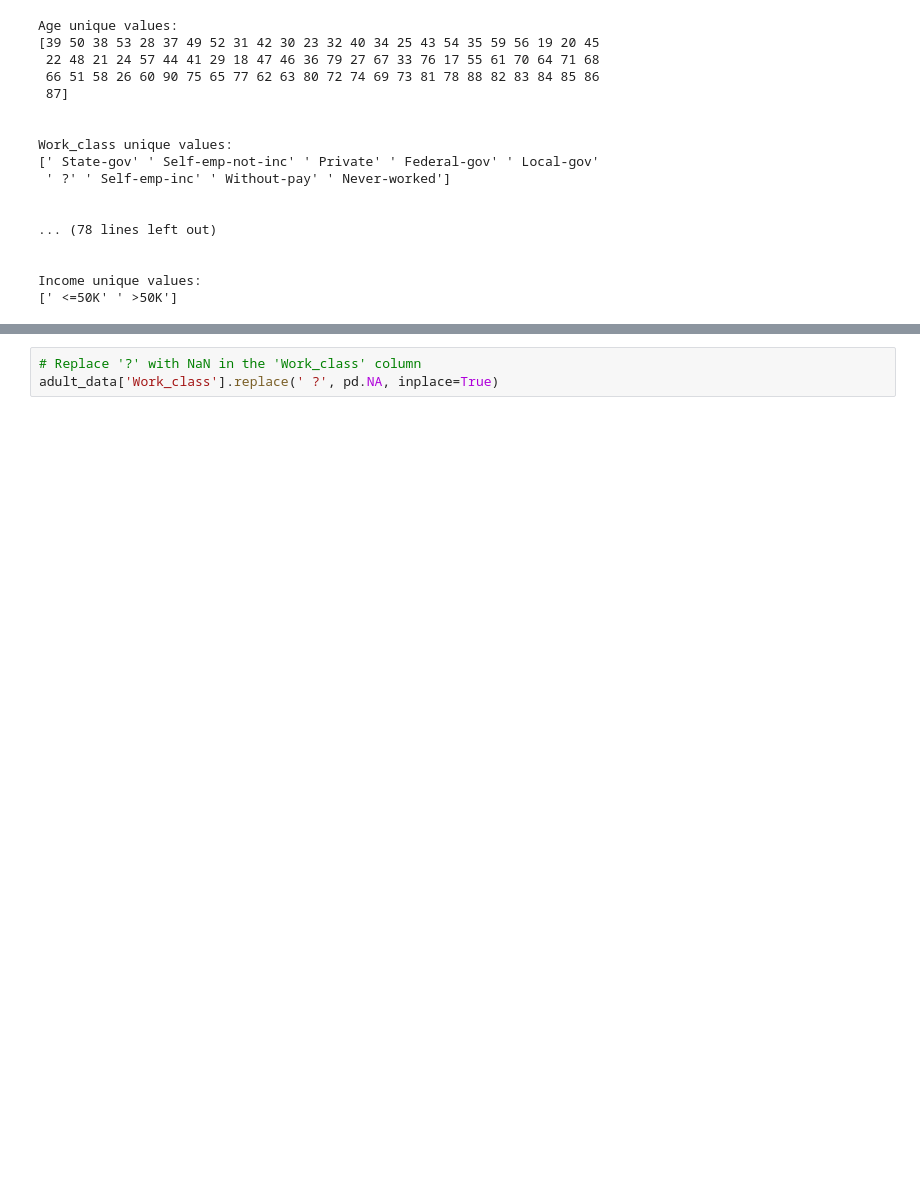
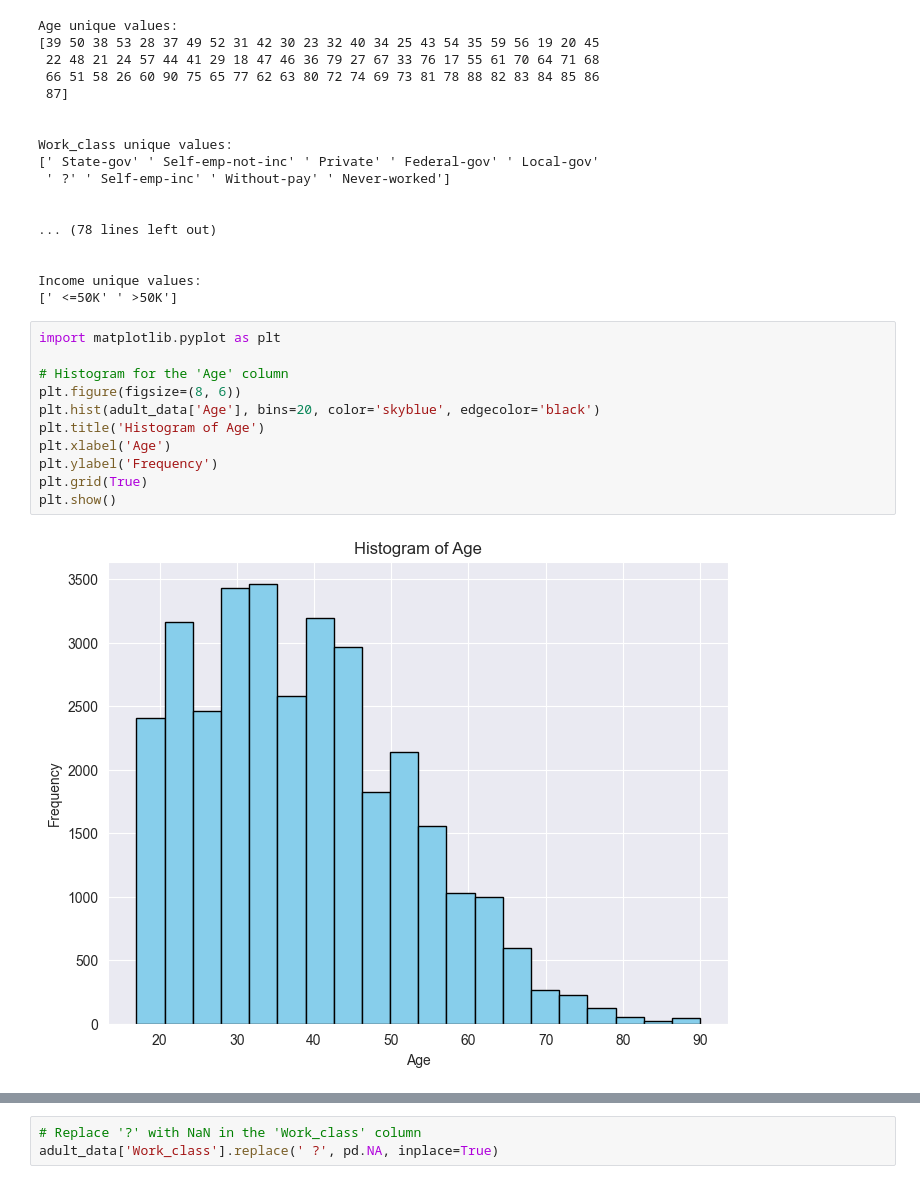
Before and after one commit to ShamalRthnayaka/Income-Prediction, a Jupyter notebook: DataPreprocessing.ipynb, the cells around one changed output, grey strips where cells are left out. Cells and saved outputs as stored; diff of their text form; blank space fills up the shorter version.

```diff
--- a/DataPreprocessing.ipynb
+++ b/DataPreprocessing.ipynb
@@ -87,3 +80,16 @@ Work_class unique values:
 
 Income unique values:
 [' <=50K' ' >50K']
+# %%
+import matplotlib.pyplot as plt
+
+# Histogram for the 'Age' column
+plt.figure(figsize=(8, 6))
+plt.hist(adult_data['Age'], bins=20, color='skyblue', edgecolor='black')
+plt.title('Histogram of Age')
+plt.xlabel('Age')
+plt.ylabel('Frequency')
+plt.grid(True)
+plt.show()
+# %% [output]
+[figure, added]
```
Also changed, not shown: parts of 14 cells of this notebook, 1 other file.
